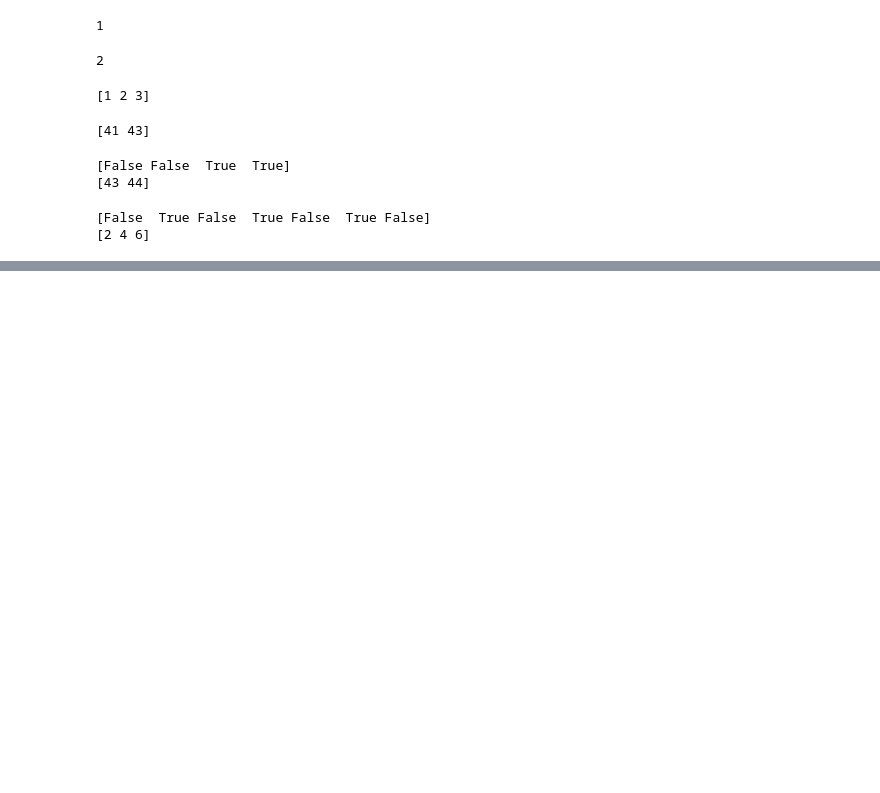
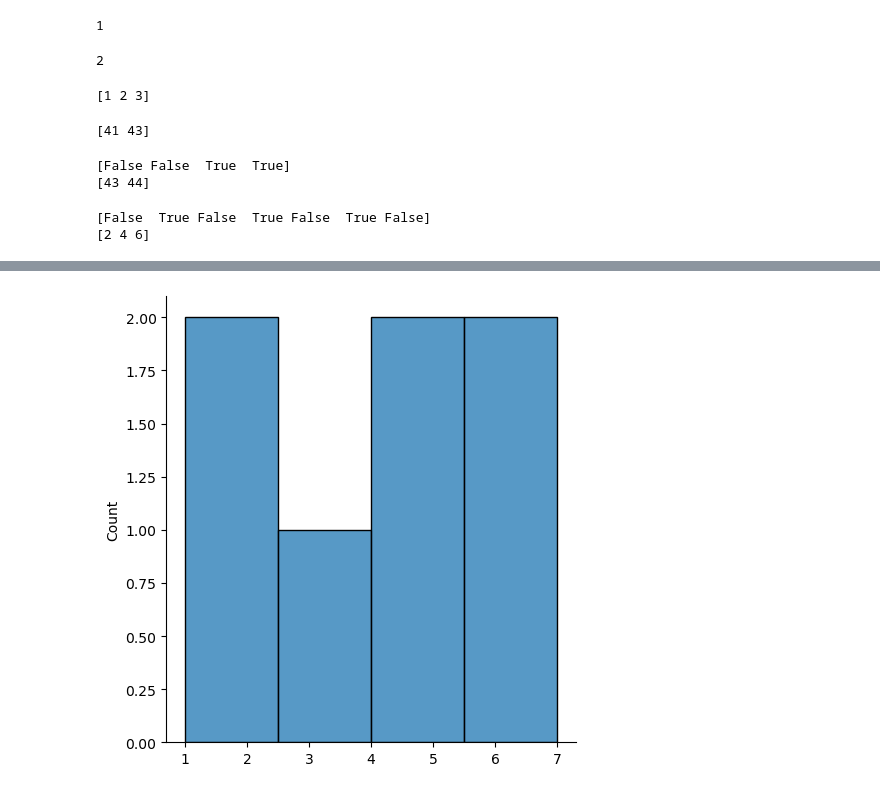
Before and after one commit to nimakarimiank/python-challenges, a Jupyter notebook: syntax review/numpy/learn.ipynb, the cells around one changed output, grey strips where cells are left out. Drawn from its saved outputs; the diff is of its cells as text; code cells hidden in the pictures; blank space fills up the shorter version.

```diff
--- a/syntax review/numpy/learn.ipynb
+++ b/syntax review/numpy/learn.ipynb
@@ -463,0 +467,5 @@ shuffled arr:  [5 6 7 1 3 2 4]
+# %%
+sb.displot(arr)
+plt.show()
+# %% [output]
+[figure, added]
```
Also changed, not shown: parts of 14 cells of this notebook.
